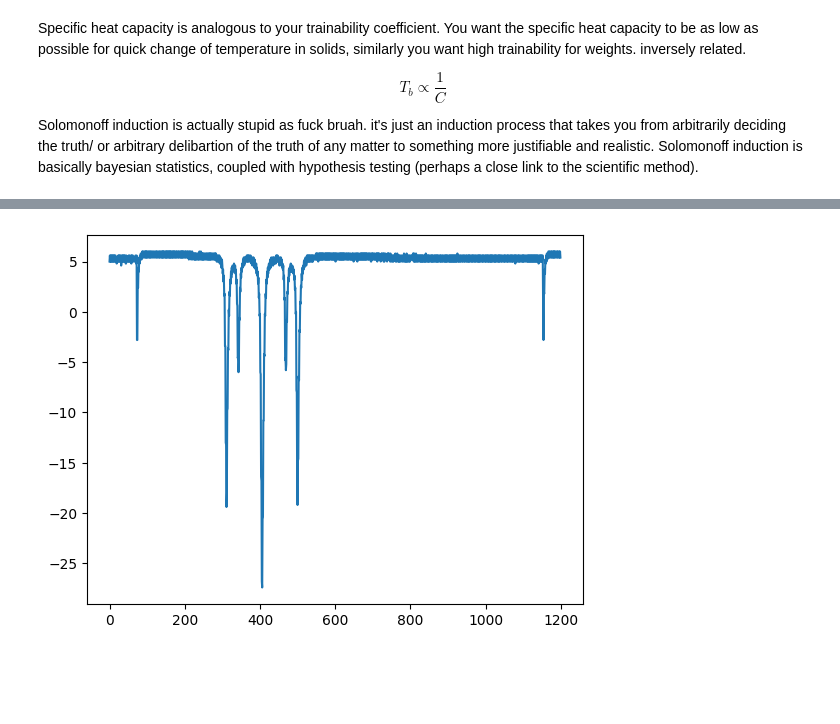
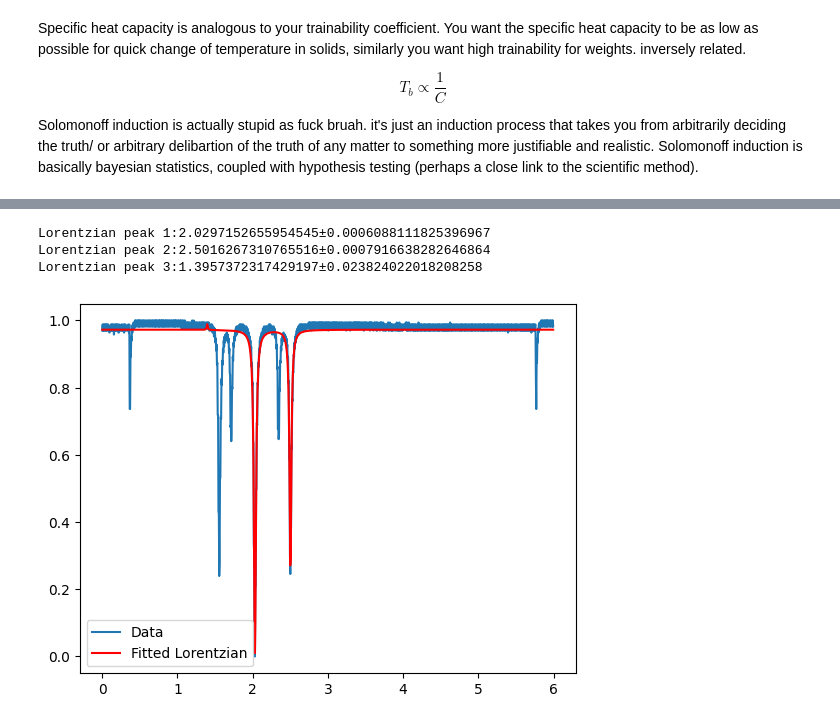
Before and after one commit to imathrock/Optical_Pumping, a Jupyter notebook: Data_analysis.ipynb, the cells around one changed output, grey strips where cells are left out. Cells and saved outputs as stored; diff of their text form; code cells hidden in the pictures; blank space fills up the shorter version.

```diff
--- a/Data_analysis.ipynb
+++ b/Data_analysis.ipynb
@@ -47,12 +56,19 @@ def lorentzian(x,ampl,center,hwhm):
+# %%
+def triple_lorentzian(x, y0, a1, c1, w1, a2, c2, w2, a3, c3, w3):
+    L1 = a1 / (1 + ((x - c1) / w1)**2)
+    L2 = a2 / (1 + ((x - c2) / w2)**2)
+    L3 = a3 / (1 + ((x - c3) / w3)**2)
+    return y0 + L1 + L2 + L3
 # %%
 def fit_lorentzian(p0,df):
     x_data,y_data = df["time"],df["CH2norm"]
-    popt, pcov = curve_fit(lorentzian,x_data,y_data,p0=p0)
-    fitted_amplitude, fitted_center, fitted_hwhm = popt
-    print(popt)
+    popt, pcov = curve_fit(triple_lorentzian,x_data,y_data,p0=p0)
+    perr = np.sqrt(np.diag(pcov))
+    print(f"Lorentzian peak 1:{popt[2]}±{perr[2]}")
+    print(f"Lorentzian peak 2:{popt[5]}±{perr[5]}")
+    print(f"Lorentzian peak 3:{popt[8]}±{perr[8]}")
     plt.plot(x_data, y_data, label='Data')
-    plt.plot(x_data, lorentzian(x_data, *popt), 'r-', label='Fitted Lorentzian')
+    plt.plot(x_data, triple_lorentzian(x_data, *popt), 'r-', label='Fitted Lorentzian')
     plt.legend()
     plt.show()
-    return popt
-fit_lorentzian([1,4,0.5],df_195)
+    return popt,perr
@@ -63,6 +75,8 @@ array([ 0.972832  ,  2.97013271, 12.68025238])
-# %%
-df = pd.read_csv("Data/NewFile25kHz.csv", skiprows=2, usecols=[0, 1, 2], names=["Sequence", "CH1", "CH2"])
-plt.plot(df["Sequence"], df["CH2"])
-plt.show()
-# %% [output]
-[figure, removed]
+# %%
+p0_guess = [1.0,-1.0,2.025,0.018,-0.75,2.5,0.023,-0.5,1.5,0.022]
+popt,perr = fit_lorentzian(p0_guess,df_25)
+# %% [output]
+Lorentzian peak 1:2.0297152655954545±0.0006088111825396967
+Lorentzian peak 2:2.5016267310765516±0.0007916638282646864
+Lorentzian peak 3:1.3957372317429197±0.023824022018208258
+[figure, added]
```
Also changed, not shown: parts of 5 cells of this notebook, 9 other files.
